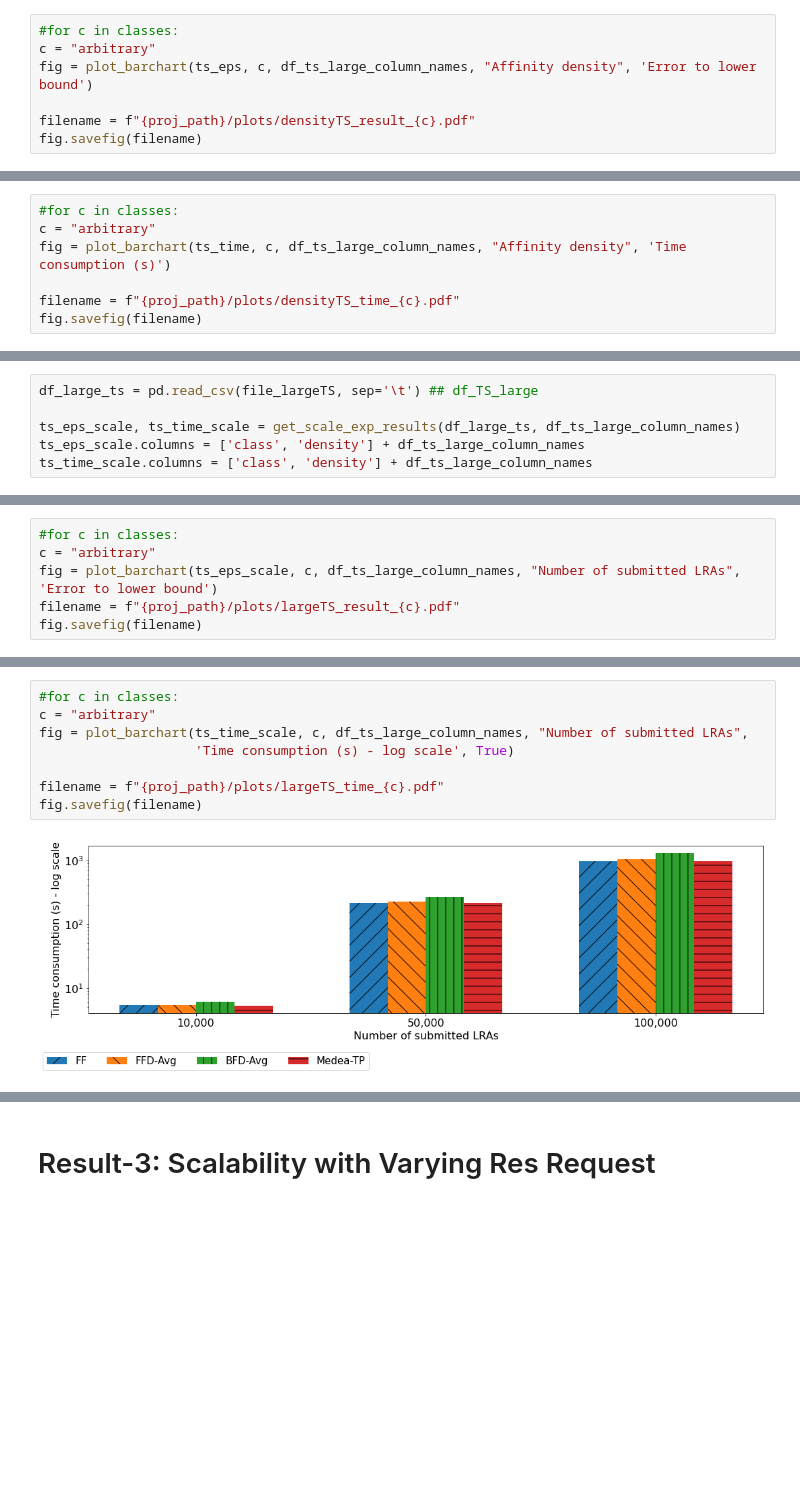
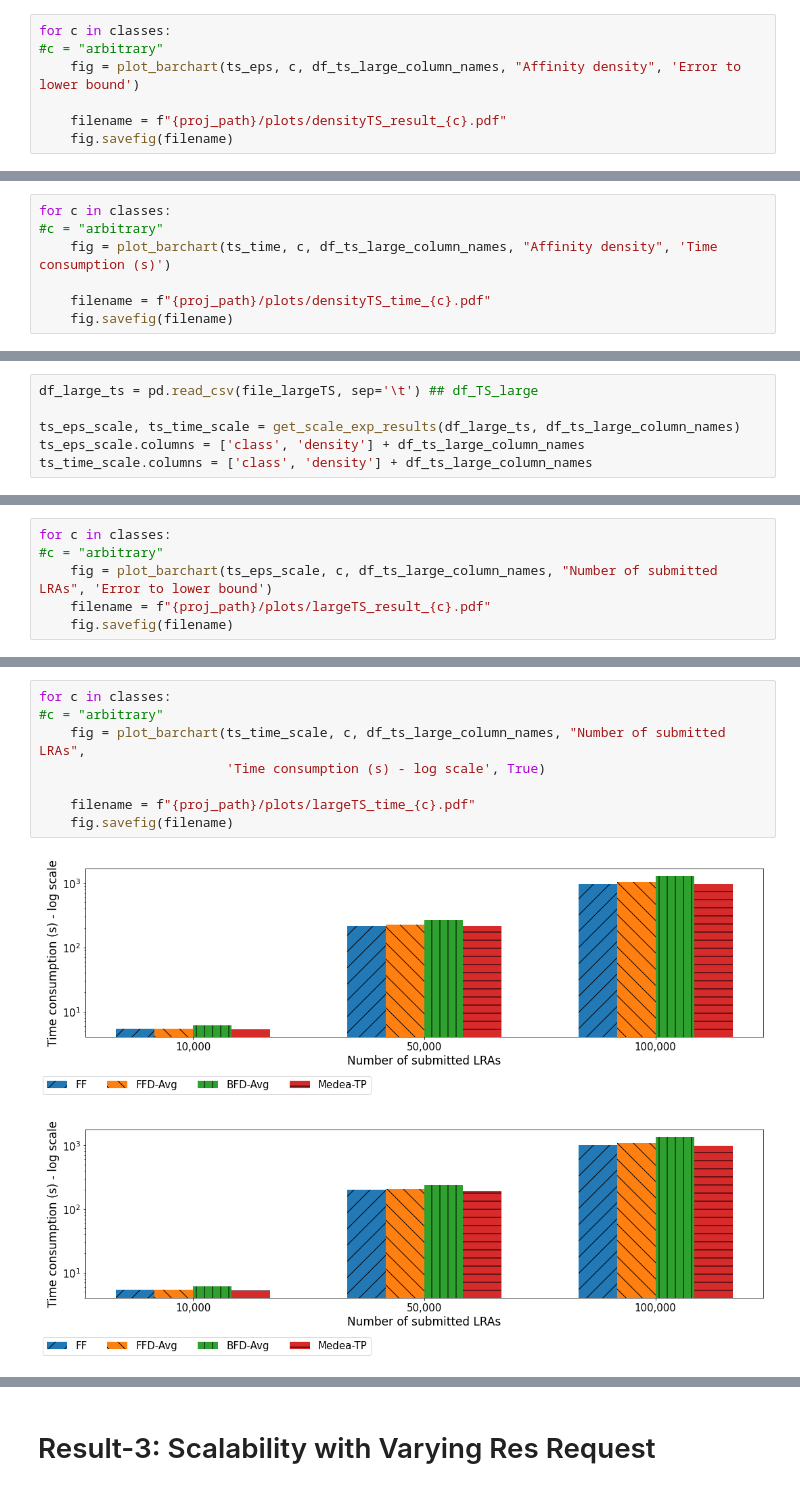
Before and after one commit to DSSGroup-Leeds/LRA-binpacking-expe, a Jupyter notebook: data/analysis_scripts/exp_result_analysis.ipynb, the cells around one changed output, grey strips where cells are left out. Saved outputs shown, nothing was run; the diff lists cells and outputs as text; blank space fills up the shorter version.

```diff
--- a/data/analysis_scripts/exp_result_analysis.ipynb
+++ b/data/analysis_scripts/exp_result_analysis.ipynb
@@ -212,9 +255,9 @@ ts_time.columns = ['class', 'density'] + df_ts_large_column_names
 # %%
-#for c in classes:
-c = "arbitrary"
-fig = plot_barchart(ts_eps, c, df_ts_large_column_names, "Affinity density", 'Error to lower bound')
+for c in classes:
+#c = "arbitrary"
+    fig = plot_barchart(ts_eps, c, df_ts_large_column_names, "Affinity density", 'Error to lower bound')
 
-filename = f"{proj_path}/plots/densityTS_result_{c}.pdf"
-fig.savefig(filename)
+    filename = f"{proj_path}/plots/densityTS_result_{c}.pdf"
+    fig.savefig(filename)
 # %% [output]
 [figure]
@@ -221,8 +273,8 @@ fig.savefig(filename)
 # %%
-#for c in classes:
-c = "arbitrary"
-fig = plot_barchart(ts_time, c, df_ts_large_column_names, "Affinity density", 'Time consumption (s)')
+for c in classes:
+#c = "arbitrary"
+    fig = plot_barchart(ts_time, c, df_ts_large_column_names, "Affinity density", 'Time consumption (s)')
 
-filename = f"{proj_path}/plots/densityTS_time_{c}.pdf"
-fig.savefig(filename)
+    filename = f"{proj_path}/plots/densityTS_time_{c}.pdf"
+    fig.savefig(filename)
 # %% [output]
@@ -238,8 +299,8 @@ ts_time_scale.columns = ['class', 'density'] + df_ts_large_column_names
 # %%
-#for c in classes:
-c = "arbitrary"
-fig = plot_barchart(ts_eps_scale, c, df_ts_large_column_names, "Number of submitted LRAs", 'Error to lower bound')
-filename = f"{proj_path}/plots/largeTS_result_{c}.pdf"
-fig.savefig(filename)
+for c in classes:
+#c = "arbitrary"
+    fig = plot_barchart(ts_eps_scale, c, df_ts_large_column_names, "Number of submitted LRAs", 'Error to lower bound')
+    filename = f"{proj_path}/plots/largeTS_result_{c}.pdf"
+    fig.savefig(filename)
 # %% [output]
 [figure]
@@ -246,10 +316,11 @@ fig.savefig(filename)
 # %%
-#for c in classes:
-c = "arbitrary"
-fig = plot_barchart(ts_time_scale, c, df_ts_large_column_names, "Number of submitted LRAs",
-                    'Time consumption (s) - log scale', True)
+for c in classes:
+#c = "arbitrary"
+    fig = plot_barchart(ts_time_scale, c, df_ts_large_column_names, "Number of submitted LRAs",
+                        'Time consumption (s) - log scale', True)
 
-filename = f"{proj_path}/plots/largeTS_time_{c}.pdf"
-fig.savefig(filename)
+    filename = f"{proj_path}/plots/largeTS_time_{c}.pdf"
+    fig.savefig(filename)
 # %% [output]
-[figure, old version]
+[figure, new version]
+[figure, added]
```
Also changed, not shown: parts of 26 cells of this notebook, 36 other files.
